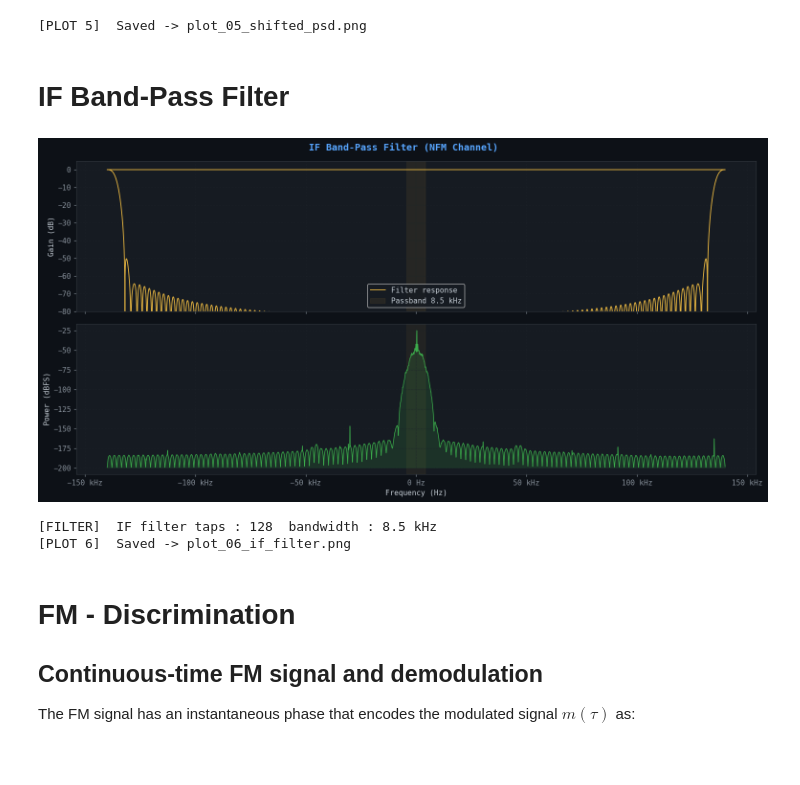
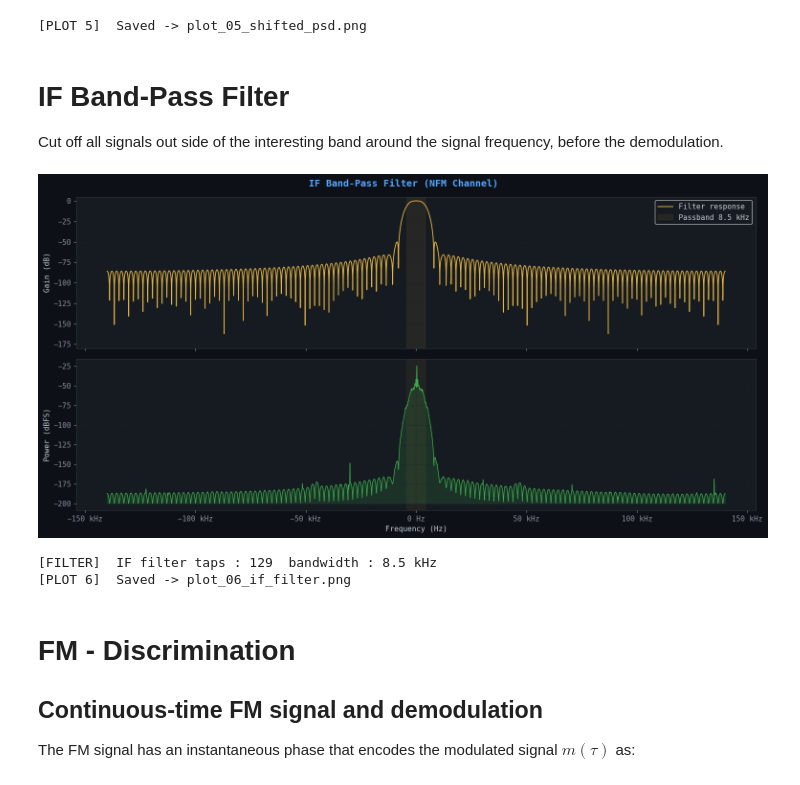
Before and after one commit to kpbenz/RTLSDR-NFM-Demodulator, a Jupyter notebook: RTLSDR-NFM-Demodulator.ipynb, the cells around one changed output. Drawn from its saved outputs; the diff is of its cells as text; code cells hidden in the pictures.

```diff
--- a/RTLSDR-NFM-Demodulator.ipynb
+++ b/RTLSDR-NFM-Demodulator.ipynb
@@ -353,54 +372,57 @@ print("[PLOT 5]  Saved -> plot_05_shifted_psd.png")
 [PLOT 5]  Saved -> plot_05_shifted_psd.png
 # %% [markdown]
 # IF Band-Pass Filter
+
+Cut off all signals out side of the interesting band around the signal frequency, before the demodulation.
 # %%
 if_bw       = NFM_BANDWIDTH
-taps        = 128
-if_lpf_b    = signal.firwin(taps, if_bw / SAMPLE_RATE_IQ, window="hamming")
+
+# The number of filter taps (coefficients) in the FIR filter.
+# Must be odd for certain filters like band-pass.
+taps        = 129 # filter order + 1
+cut_off     = if_bw/2
+if_lpf_b    = signal.firwin(taps, cut_off, fs=SAMPLE_RATE_IQ, window="hamming")
 
 iq_filtered = signal.lfilter(if_lpf_b, 1.0, iq_shifted)
 
 # ========================== Plot 6: Filter response + filtered PSD
-f_resp, h_resp = signal.freqz(if_lpf_b, fs=SAMPLE_RATE_IQ,
-                               worN=8192, whole=True)
-f_resp = np.fft.fftshift(f_resp - SAMPLE_RATE_IQ / 2)
+f_resp, h_resp = signal.freqz(if_lpf_b, fs=SAMPLE_RATE_IQ, worN=8192, whole=True)
+f_resp = f_resp - SAMPLE_RATE_IQ / 2
 h_db   = 20 * np.log10(np.abs(np.fft.fftshift(h_resp)) + 1e-20)
 
-f_filt, psd_filt = signal.welch(
-    iq_filtered, fs=SAMPLE_RATE_IQ, nperseg=4096, return_onesided=False
-)
+f_filt, psd_filt = signal.welch(iq_filtered, fs=SAMPLE_RATE_IQ, nperseg=4096, return_onesided=False)
 f_filt   = np.fft.fftshift(f_filt)
 psd_filt = np.fft.fftshift(psd_filt)
 
 fig, (ax1, ax2) = plt.subplots(2, 1, figsize=(14, 7), sharex=True)
 fig.suptitle("IF Band-Pass Filter (NFM Channel)", fontsize=13,
              color=ACCENT, fontweight="bold")
 
 ax1.plot(f_resp, h_db, color=WARN, lw=1.2, label="Filter response")
 ax1.axvspan(-if_bw / 2, if_bw / 2, color=WARN, alpha=0.08, label=f"Passband {if_bw/1e3:.1f} kHz")
 ax1.set_ylabel("Gain (dB)")
-ax1.set_ylim(-80, 5)
+ax1.set_ylim(-180, 5)
 ax1.grid(True)
 ax1.legend()
 
 ax2.plot(f_filt, 10 * np.log10(psd_filt + 1e-20), color=ACCENT2, lw=0.9, alpha=0.9)
 ax2.fill_between(f_filt, 10 * np.log10(psd_filt + 1e-20),
                  10 * np.log10(psd_filt + 1e-20).min(),
                  alpha=0.15, color=ACCENT2)
 ax2.axvspan(-if_bw / 2, if_bw / 2, color=WARN, alpha=0.06)
 ax2.set_xlabel("Frequency (Hz)")
 ax2.set_ylabel("Power (dBFS)")
 ax2.xaxis.set_major_formatter(EngFormatter(unit="Hz"))
 ax2.grid(True)
 
 plt.tight_layout()
 plt.savefig("plot_06_if_filter.png", dpi=110, bbox_inches="tight")
 plt.show()
 print(f"[FILTER]  IF filter taps : {taps}  bandwidth : {if_bw/1e3:.1f} kHz")
 print("[PLOT 6]  Saved -> plot_06_if_filter.png")
 # %% [output]
-[figure, old version]
+[figure, new version]
-[FILTER]  IF filter taps : 128  bandwidth : 8.5 kHz
+[FILTER]  IF filter taps : 129  bandwidth : 8.5 kHz
 [PLOT 6]  Saved -> plot_06_if_filter.png
 # %% [markdown]
 # FM - Discrimination
```
Also changed, not shown: parts of 13 cells of this notebook, 14 other files.
